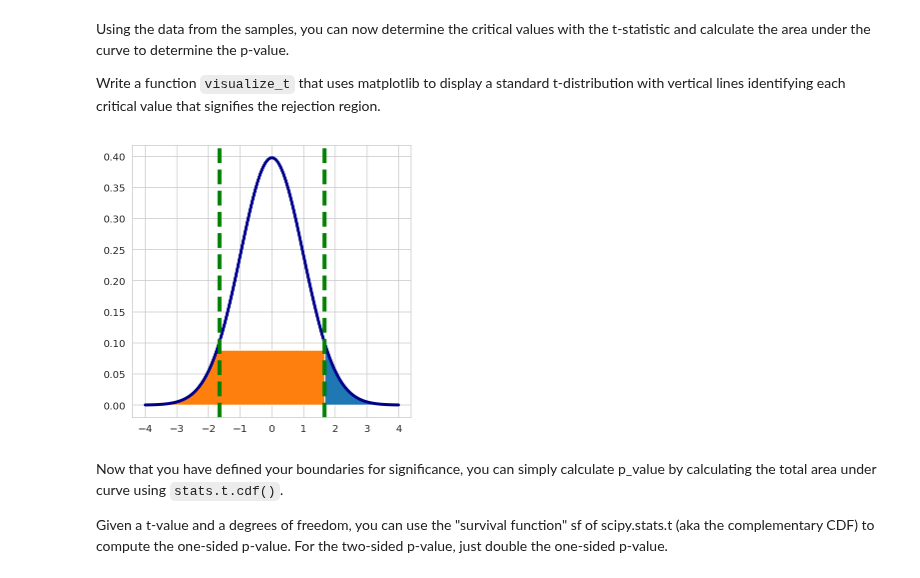
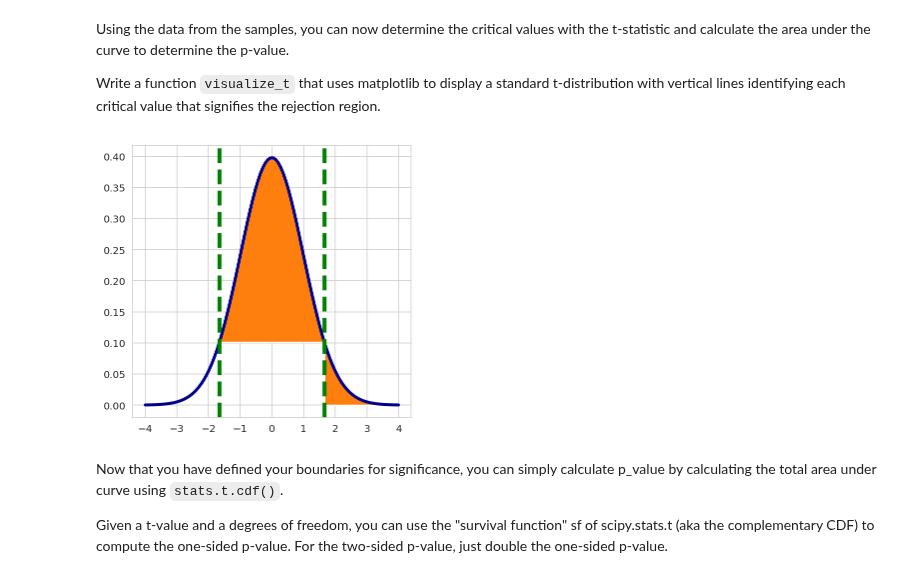
Before and after one commit to max-miller/dsc-two-sample-t-tests-lab-nyc-ds-career-042219, a Jupyter notebook: index.ipynb, the cells around one changed output. Drawn from its saved outputs; the diff is of its cells as text; code cells hidden in the pictures.

```diff
--- a/index.ipynb
+++ b/index.ipynb
@@ -164,34 +164,34 @@ Write a function `visualize_t` that uses matplotlib to display a standard t-dist
 # %%
 # Visualize t and p_value
 
 def visualize_t(t_stat, n_control, n_experimental):
     df= int(n_control)+int(n_experimental) -2
 
     # initialize a matplotlib "figure"
     fig = plt.figure(figsize=(5,5))
     ax = fig.gca()
 
     # generate points on the x axis between -4 and 4:
     xs = np.linspace(-4,4,100)
 
     # use stats.t.pdf to get values on the probability density function for the t-distribution
     ys = stats.t.pdf(xs, df, 0, 1)
     ax.plot(xs, ys, linewidth=3, color='darkblue')
     # Draw two sided boundary for critical-t
     t_crit = np.round(stats.t.ppf(1 - 0.05, df=df),3)
     neg_t_crit = -t_crit
     ax.axvline(t_crit,color='green',linestyle='--',lw=4,label='critical t-value')
     ax.axvline(neg_t_crit,color='green',linestyle='--',lw=4,label='critical t-value')
     ax.fill_betweenx(ys,xs,t_crit,where= xs > t_crit)
-    ax.fill_betweenx(ys,xs,t_crit,where= xs < neg_t_crit)
+    ax.fill_betweenx(ys,xs,t_crit,where= xs > -t_crit)
 
     return
 
 n_control = 50
 n_experimental = 50
 visualize_t(t_stat, n_control, n_experimental)
 # %% [output]
-[figure, old version]
+[figure, new version]
 # %% [markdown]
 Now that you have defined your boundaries for significance, you can simply calculate p_value by calculating the total area under curve using `stats.t.cdf()`.
 
```
